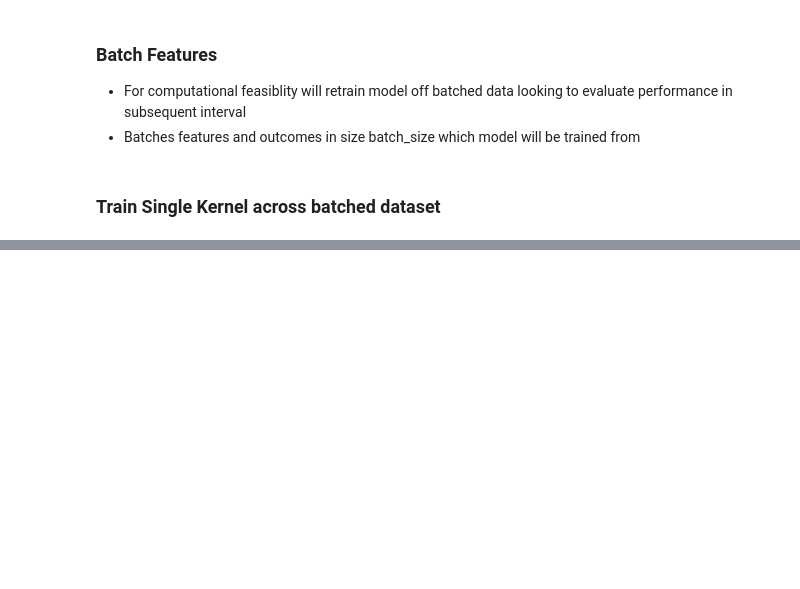
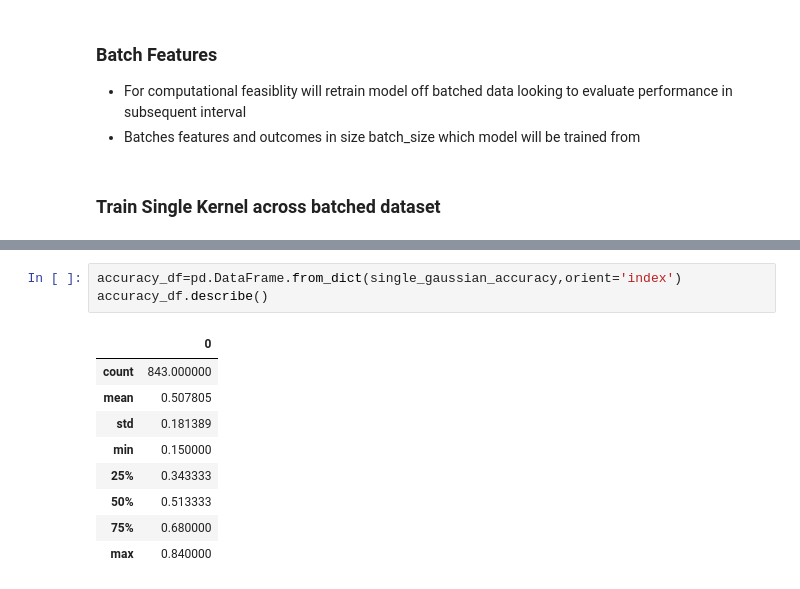
Before and after one commit to jasonbohne123/Kernel_Learning, a Jupyter notebook: LOB_Analysis/mkl_lob.ipynb, the cells around one changed output, grey strips where cells are left out. Cells and saved outputs as stored; diff of their text form; blank space fills up the shorter version.

```diff
--- a/LOB_Analysis/mkl_lob.ipynb
+++ b/LOB_Analysis/mkl_lob.ipynb
@@ -117,0 +128,13 @@ axis[1].xaxis.set_major_formatter(xfmt)
+# %%
+accuracy_df=pd.DataFrame.from_dict(single_gaussian_accuracy,orient='index')
+accuracy_df.describe()
+# %% [output]
+|  | 0 |
+| count | 843.000000 |
+| mean | 0.507805 |
+| std | 0.181389 |
+| min | 0.150000 |
+| 25% | 0.343333 |
+| 50% | 0.513333 |
+| 75% | 0.680000 |
+| max | 0.840000 |
```
Also changed, not shown: parts of 15 cells of this notebook, 1 other file.
